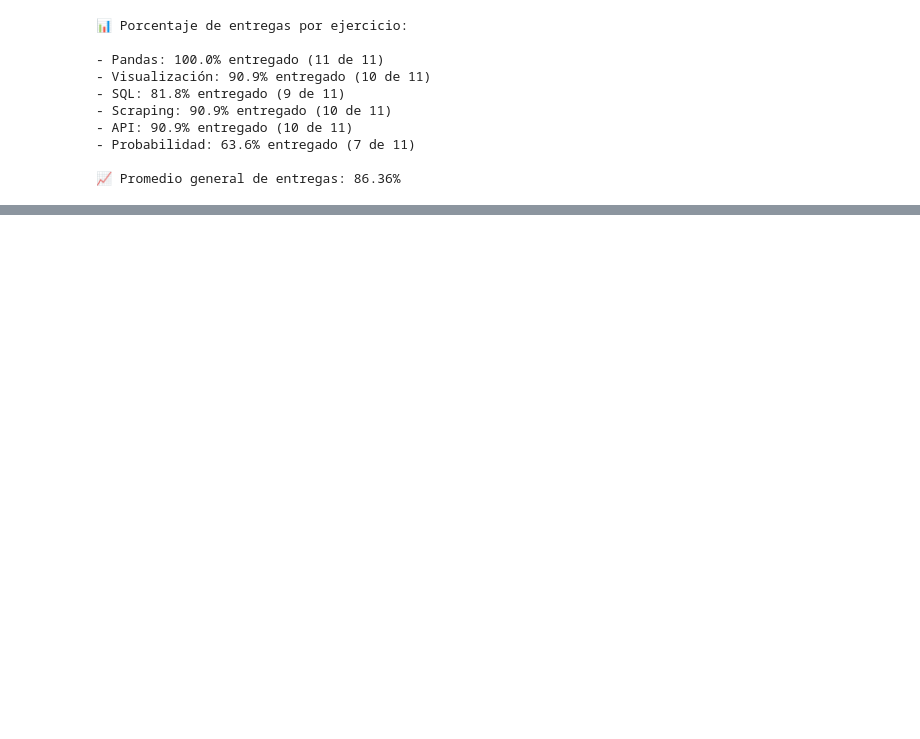
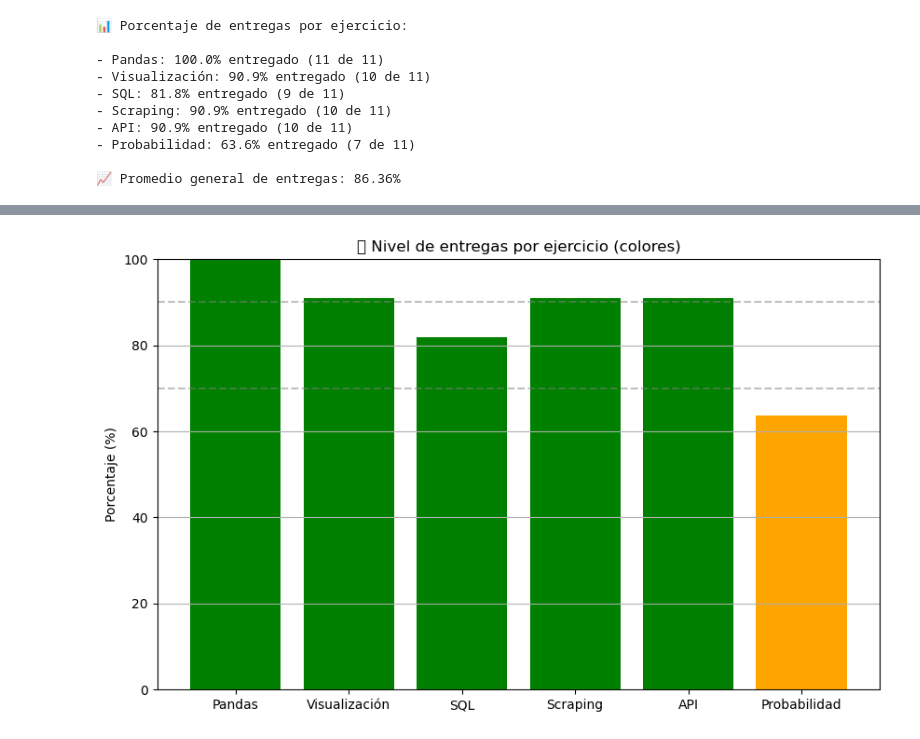
Before and after one commit to mezcolantriz/trabajos-entregados-, a Jupyter notebook: calcular.ipynb, the cells around one changed output, grey strips where cells are left out. Saved outputs shown, nothing was run; the diff lists cells and outputs as text; code cells hidden in the pictures; blank space fills up the shorter version.

```diff
--- a/calcular.ipynb
+++ b/calcular.ipynb
@@ -46,0 +60,14 @@ calcular_porcentajes_y_promedio(ejercicios)
+# %%
+colors = ['green' if p > 75 else 'orange' if p >= 50 else 'red' for p in porcentajes]
+
+plt.figure(figsize=(10, 6))
+plt.bar(nombres, porcentajes, color=colors)
+plt.ylabel("Porcentaje (%)")
+plt.title("📊 Nivel de entregas por ejercicio (colores)")
+plt.ylim(0, 100)
+plt.axhline(70, color='gray', linestyle='--', alpha=0.5)
+plt.axhline(90, color='gray', linestyle='--', alpha=0.5)
+plt.grid(axis='y')
+plt.show()
+# %% [output]
+[figure, added]
```
Also changed, not shown: parts of 3 cells of this notebook, 1 other file.
